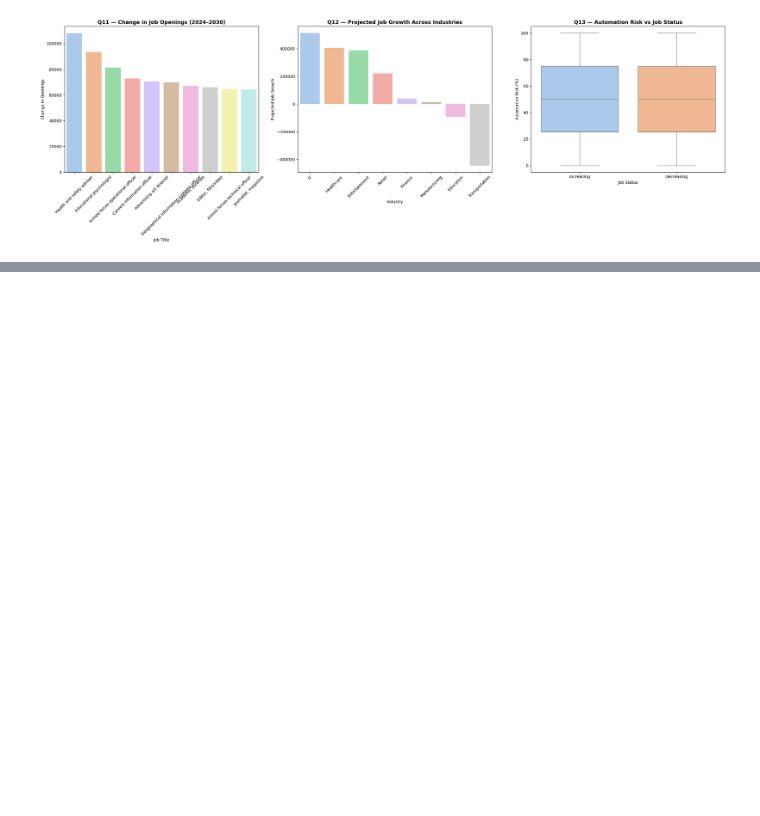
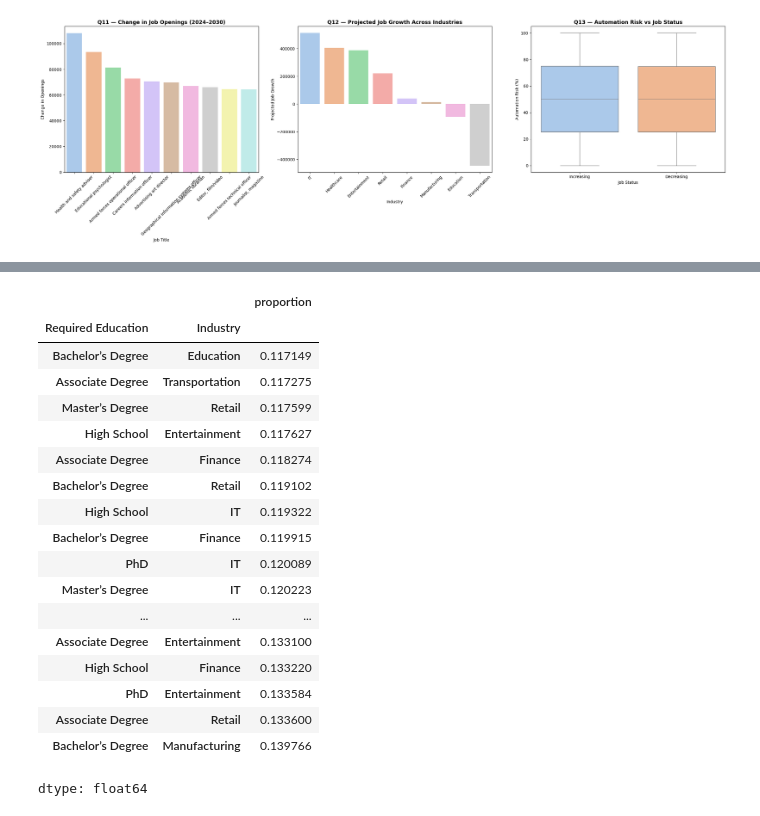
Before and after one commit to AJ0043/AI-Future-of-Jobs-Intelligence-Platform, a Jupyter notebook: AI_Adoption_&_Growth_Analysis.ipynb, the cells around one changed output, grey strips where cells are left out. Drawn from its saved outputs; the diff is of its cells as text; code cells hidden in the pictures; blank space fills up the shorter version.

```diff
--- a/AI_Adoption_&_Growth_Analysis.ipynb
+++ b/AI_Adoption_&_Growth_Analysis.ipynb
@@ -2233,0 +2294,31 @@ plt.show()
+# %%
+# Q16. What education levels are most commonly required in Industry? #
+q16_data = (
+    EDA_ai_data
+    .groupby("Required Education")["Industry"]
+    .value_counts(normalize=True)
+    .sort_values(ascending=True)
+
+)
+
+q16_data
+# %% [output]
+|  |  | proportion |
+| Required Education | Industry |  |
+| Bachelor’s Degree | Education | 0.117149 |
+| Associate Degree | Transportation | 0.117275 |
+| Master’s Degree | Retail | 0.117599 |
+| High School | Entertainment | 0.117627 |
+| Associate Degree | Finance | 0.118274 |
+| Bachelor’s Degree | Retail | 0.119102 |
+| High School | IT | 0.119322 |
+| Bachelor’s Degree | Finance | 0.119915 |
+| PhD | IT | 0.120089 |
+| Master’s Degree | IT | 0.120223 |
+| ... | ... | ... |
+| Associate Degree | Entertainment | 0.133100 |
+| High School | Finance | 0.133220 |
+| PhD | Entertainment | 0.133584 |
+| Associate Degree | Retail | 0.133600 |
+| Bachelor’s Degree | Manufacturing | 0.139766 |
+dtype: float64
```
Also changed, not shown: parts of 16 cells of this notebook.
